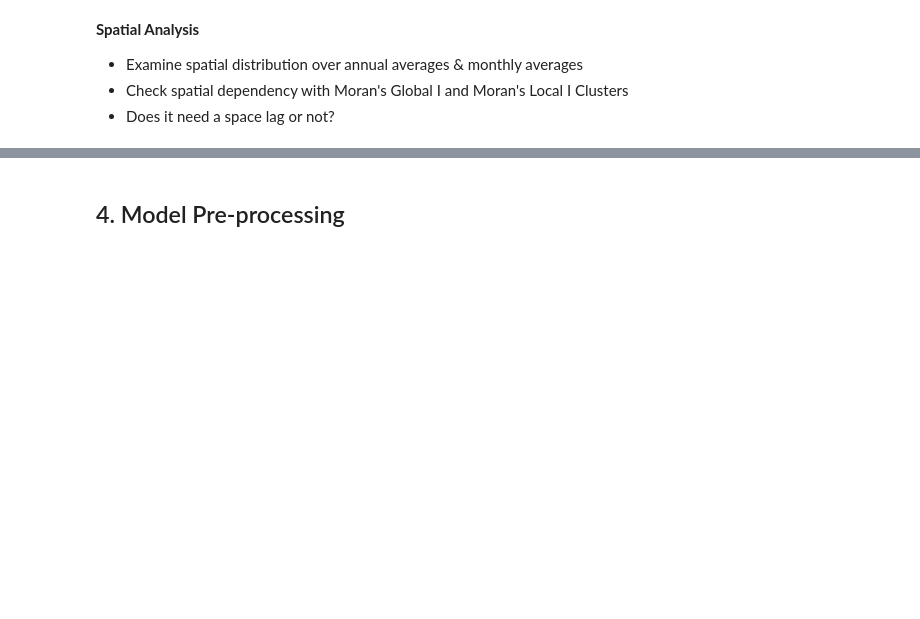
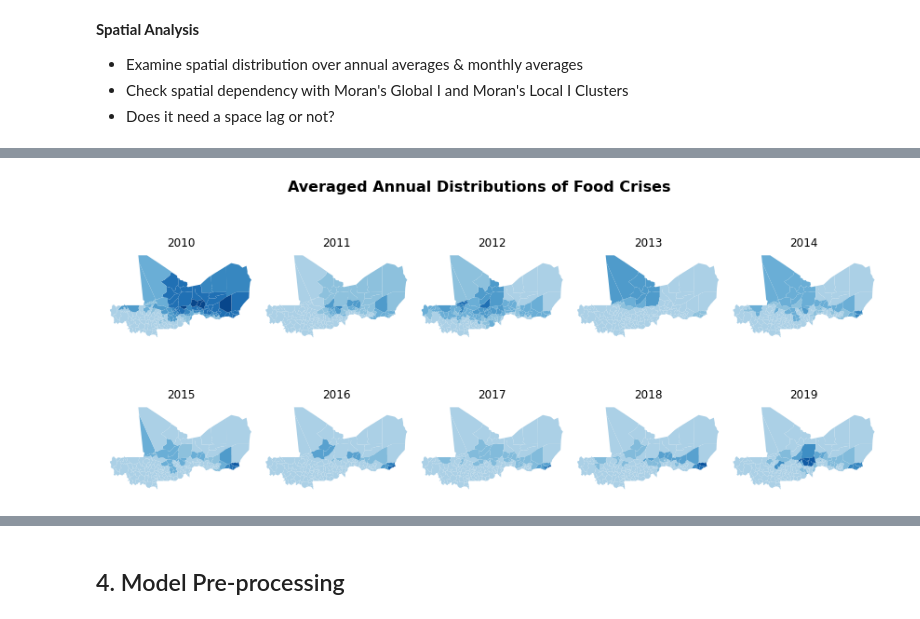
Before and after one commit to Claudia-Offner/MapAction_Dissertation, a Jupyter notebook: 1 - FC_EDA.ipynb, the cells around one changed output, grey strips where cells are left out. Cells and saved outputs as stored; diff of their text form; code cells hidden in the pictures; blank space fills up the shorter version.

```diff
--- a/1 - FC_EDA.ipynb
+++ b/1 - FC_EDA.ipynb
@@ -70,13 +105,3 @@ sns.heatmap(corrmat, vmax=1, square=True);
 * Examine spatial distribution over annual averages & monthly averages
 * Check spatial dependency with Moran's Global I and Moran's Local I Clusters
 * Does it need a space lag or not?
-# %%
-#### SPATIAL ANALYSIS ####
-# Visuals: https://stackoverflow.com/questions/50435713/custom-legend-labels-geopandas-plot
-
-# Spatial distribution over annual average
-years = list(year_m.columns)
-for i in years:
-    t = y.groupby('year').get_group(i)
-    dist = pd.merge(shape, t, on='admin_name')
-    dist.plot(column='fews_ipc', cmap='viridis', legend=True)
@@ -94,7 +107,0 @@ for i in years:
-# %%
-# Spatial distribution over monthly average
-months = list(month_m.columns)
-for i in months:
-    t = m.groupby('month').get_group(i)
-    dist = pd.merge(shape, t, on='admin_name')
-    dist.plot(column='fews_ipc', cmap='viridis', legend=True)
@@ -113,0 +115,28 @@ for i in months:
+# %%
+#### SPATIAL ANALYSIS ####
+
+# Spatial distribution over annual average
+# fig, axes = plt.subplots(nrows=5, ncols=2, figsize=(12, 16)) #good for vertical
+fig, axes = plt.subplots(nrows=2, ncols=5, figsize=(15, 6),
+                         gridspec_kw={
+                           'width_ratios': [3, 3, 3, 3, 3],
+                           'height_ratios': [4, 4],
+                       'wspace': 0,
+                       'hspace': 0}) #good for vertical
+fig.patch.set_facecolor('white')
+fig.suptitle('Averaged Annual Distributions of Food Crises',
+             fontweight ="bold", fontsize= 16)
+
+years = list(year_m.columns)
+for ax, year in zip(axes.flatten(), years):
+    t = y.groupby('year').get_group(year)
+    dist = pd.merge(shape, t, on='admin_name')
+    dist.plot(column='fews_ipc', cmap='Blues', legend=False, ax=ax,
+              vmin=0, vmax=3) #edgecolor='#eaeaea'
+    ax.set(title=year)
+    ax.axis('off')
+
+fig.savefig('Images/annual_maps.png')
+plt.show()
+# %% [output]
+[figure, added]
```
Also changed, not shown: parts of 29 cells of this notebook.
